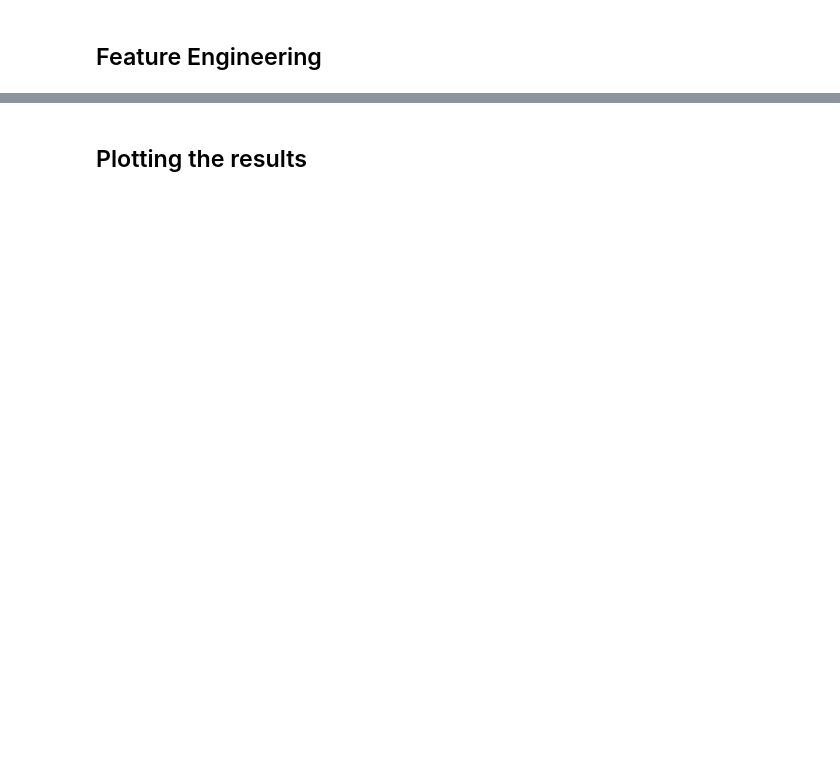
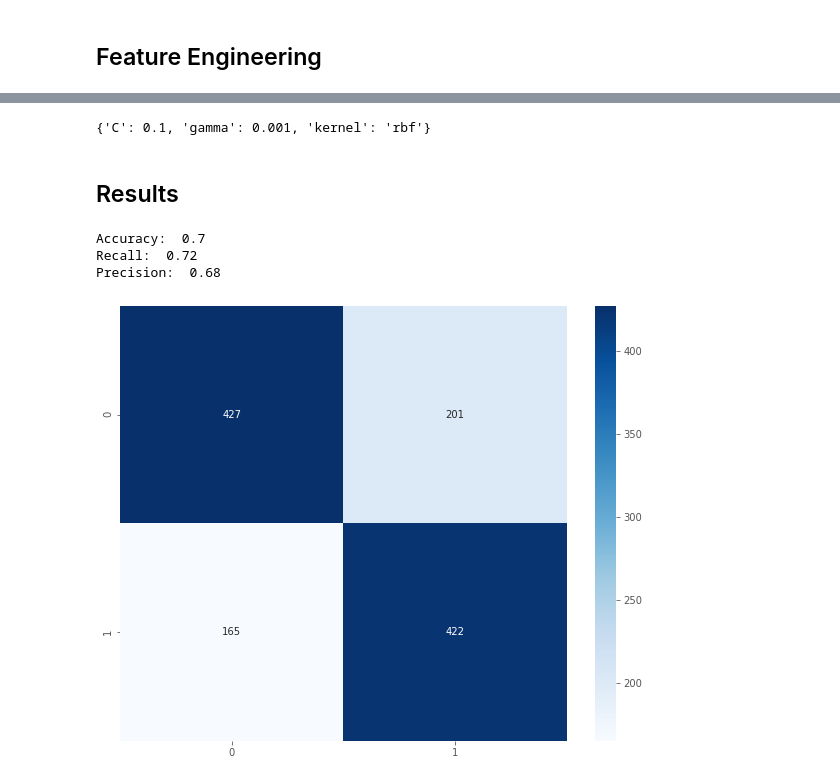
Before and after one commit to danielazevedo/Football-Analytics, a Jupyter notebook: expected_goals/xG_model_SVM.ipynb, the cells around one changed output, grey strips where cells are left out. Saved outputs shown, nothing was run; the diff lists cells and outputs as text; code cells hidden in the pictures; blank space fills up the shorter version.

```diff
--- a/expected_goals/xG_model_SVM.ipynb
+++ b/expected_goals/xG_model_SVM.ipynb
@@ -82,0 +135,11 @@ shots_model
+# %%
+# separate according to `label`
+df_class_0 = shots_model[shots_model['Goal'] == 0]
+df_class_1 = shots_model[shots_model['Goal'] == 1]
+
+# sample only from class 0 quantity of rows of class 1
+df_class_0_under = df_class_0.sample(len(df_class_1), random_state=5)
+df_class_0_under = df_class_0.sample(len(df_class_1), random_state=5)
+
+
+new_df = pd.concat([df_class_0_under, df_class_1], axis=0)
@@ -97,5 +155,37 @@ SVC(C=0.9, cache_size=200, class_weight=None, coef0=0.0,
-# %% [markdown]
-## Plotting the results
+# %%
+
+# defining parameter range
+param_grid = {'C': [0.1, 1],
+              'gamma': [1, 0.1, 0.001],
+              'kernel': ['rbf']}
+
+clf = GridSearchCV(SVC(probability=True), param_grid, refit = True)
+clf.fit(X_train, y_train)
+
+
+print(clf.best_params_)
+# %% [output]
+{'C': 0.1, 'gamma': 0.001, 'kernel': 'rbf'}
+# %% [markdown]
+## Results
+# %%
+y_pred = clf.predict(X_test)
+# %%
+print("Accuracy: ", round(accuracy_score(y_test, y_pred), 2))
+print("Recall: ", round(recall_score(y_test, y_pred), 2))
+print("Precision: ", round(precision_score(y_test, y_pred), 2))
+# %% [output]
+Accuracy:  0.7
+Recall:  0.72
+Precision:  0.68
+# %%
+cm = confusion_matrix(y_test, y_pred)
+
+plt.figure(figsize = (10,8))
+sn.heatmap(cm, cmap='Blues', annot=True, fmt='g')
+plt.show()
+# %% [output]
+[figure, added]
 # %%
 #Plot decision boudary using the entire field
 
```
Also changed, not shown: parts of 20 cells of this notebook.
